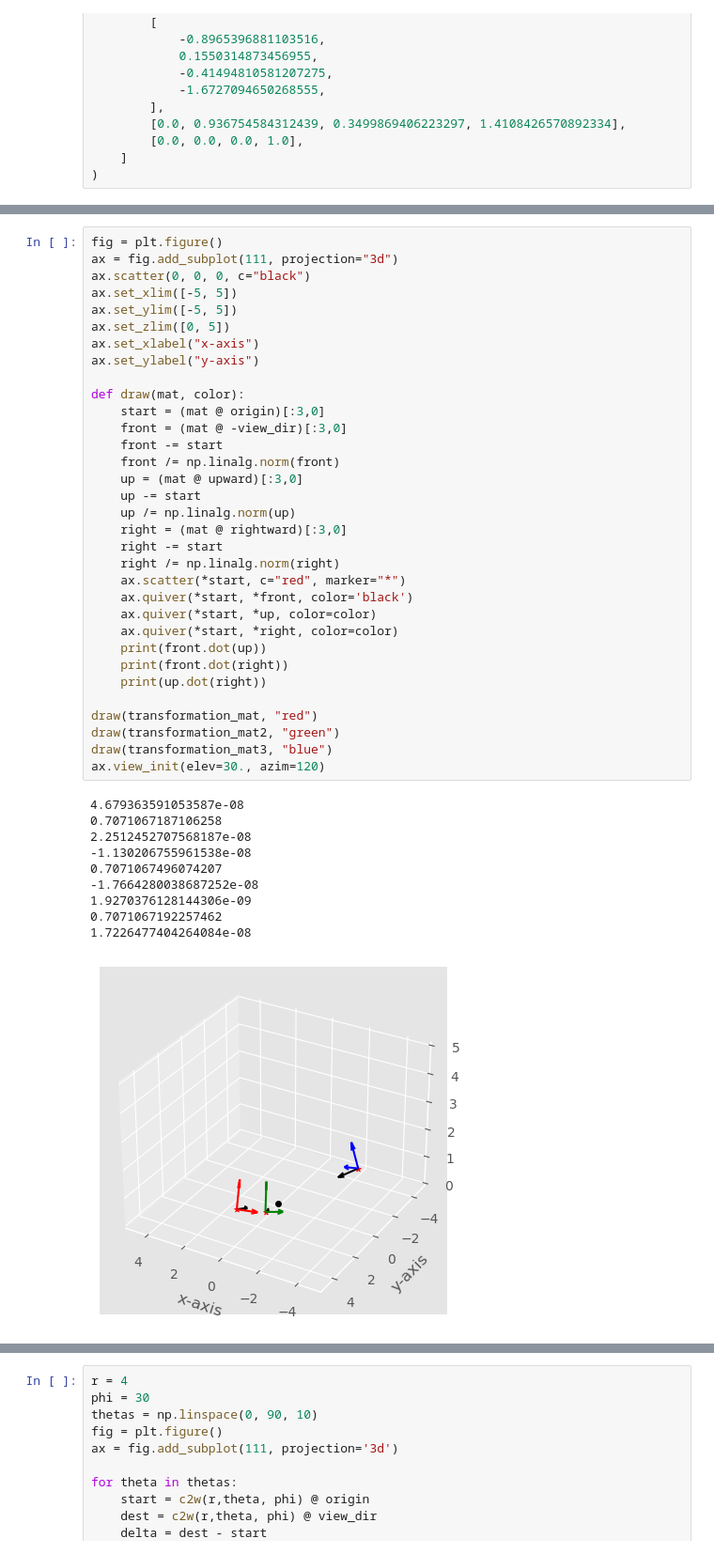
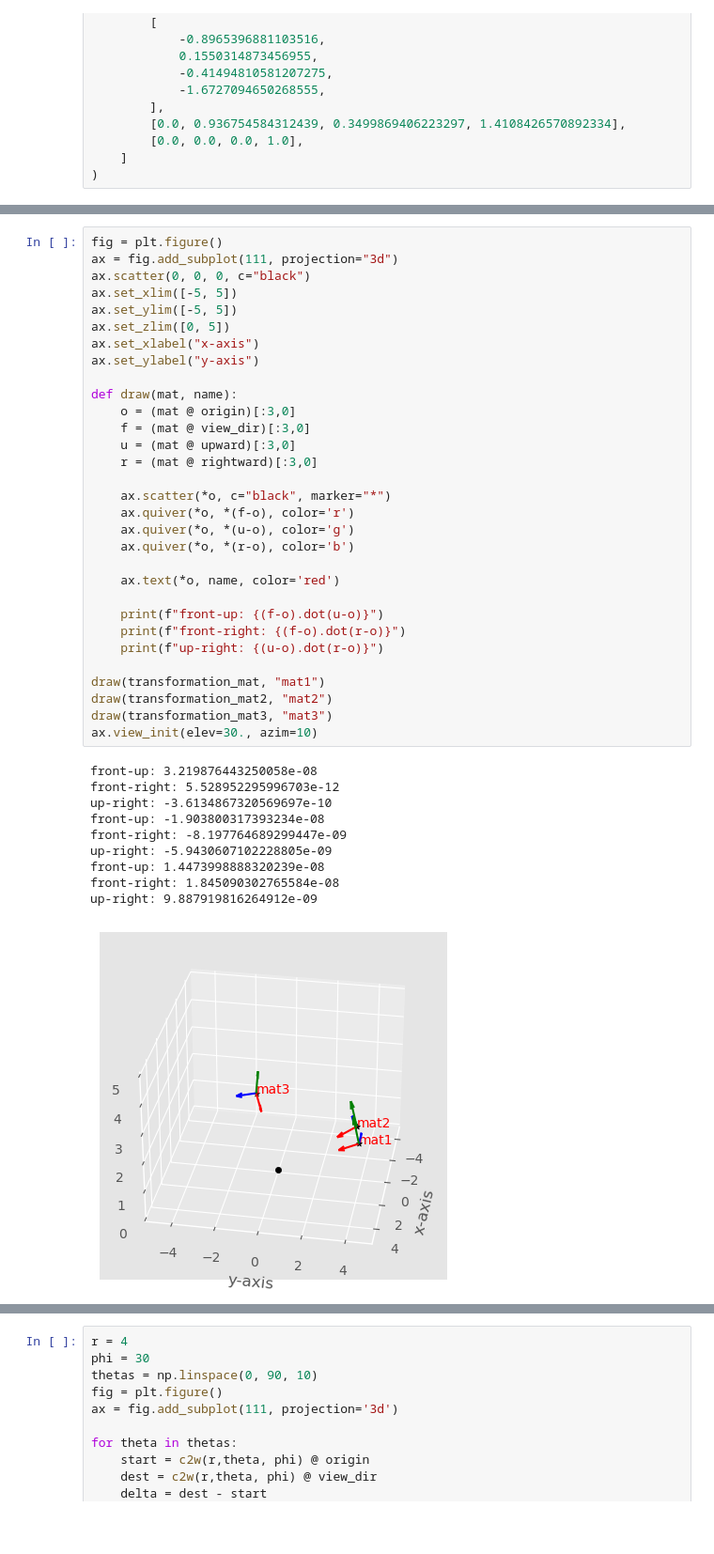
Before and after one commit to minjunsz/nerf, a Jupyter notebook: notebook/test_generate_pos.ipynb, the cells around one changed output, grey strips where cells are left out. Shown at 94% size. Drawn from its saved outputs; the diff is of its cells as text; blank space fills up the shorter version.

```diff
--- a/notebook/test_generate_pos.ipynb
+++ b/notebook/test_generate_pos.ipynb
@@ -124,45 +117,43 @@ array([[-3.38549352],
 # %%
 fig = plt.figure()
 ax = fig.add_subplot(111, projection="3d")
 ax.scatter(0, 0, 0, c="black")
 ax.set_xlim([-5, 5])
 ax.set_ylim([-5, 5])
 ax.set_zlim([0, 5])
 ax.set_xlabel("x-axis")
 ax.set_ylabel("y-axis")
 
-def draw(mat, color):
-    start = (mat @ origin)[:3,0]
-    front = (mat @ -view_dir)[:3,0]
-    front -= start
-    front /= np.linalg.norm(front)
-    up = (mat @ upward)[:3,0]
-    up -= start
-    up /= np.linalg.norm(up)
-    right = (mat @ rightward)[:3,0]
-    right -= start
-    right /= np.linalg.norm(right)
-    ax.scatter(*start, c="red", marker="*")
-    ax.quiver(*start, *front, color='black')
-    ax.quiver(*start, *up, color=color)
-    ax.quiver(*start, *right, color=color)
-    print(front.dot(up))
-    print(front.dot(right))
-    print(up.dot(right))
+def draw(mat, name):
+    o = (mat @ origin)[:3,0]
+    f = (mat @ view_dir)[:3,0]
+    u = (mat @ upward)[:3,0]
+    r = (mat @ rightward)[:3,0]
 
-draw(transformation_mat, "red")
-draw(transformation_mat2, "green")
-draw(transformation_mat3, "blue")
-ax.view_init(elev=30., azim=120)
+    ax.scatter(*o, c="black", marker="*")
+    ax.quiver(*o, *(f-o), color='r')
+    ax.quiver(*o, *(u-o), color='g')
+    ax.quiver(*o, *(r-o), color='b')
+
+    ax.text(*o, name, color='red')
+
+    print(f"front-up: {(f-o).dot(u-o)}")
+    print(f"front-right: {(f-o).dot(r-o)}")
+    print(f"up-right: {(u-o).dot(r-o)}")
+
+draw(transformation_mat, "mat1")
+draw(transformation_mat2, "mat2")
+draw(transformation_mat3, "mat3")
+ax.view_init(elev=30., azim=10)
 # %% [output]
-4.679363591053587e-08
-0.7071067187106258
-2.2512452707568187e-08
--1.130206755961538e-08
-0.7071067496074207
--1.7664280038687252e-08
-1.9270376128144306e-09
-0.7071067192257462
-1.7226477404264084e-08
+front-up: 3.219876443250058e-08
+front-right: 5.528952295996703e-12
+up-right: -3.6134867320569697e-10
+front-up: -1.903800317393234e-08
+front-right: -8.197764689299447e-09
+up-right: -5.9430607102228805e-09
+front-up: 1.4473998888320239e-08
+front-right: 1.845090302765584e-08
+up-right: 9.887919816264912e-09
-[figure, old version]
+[figure, new version]
 # %%
```
Also changed, not shown: parts of 2 cells of this notebook, 3 other files.
